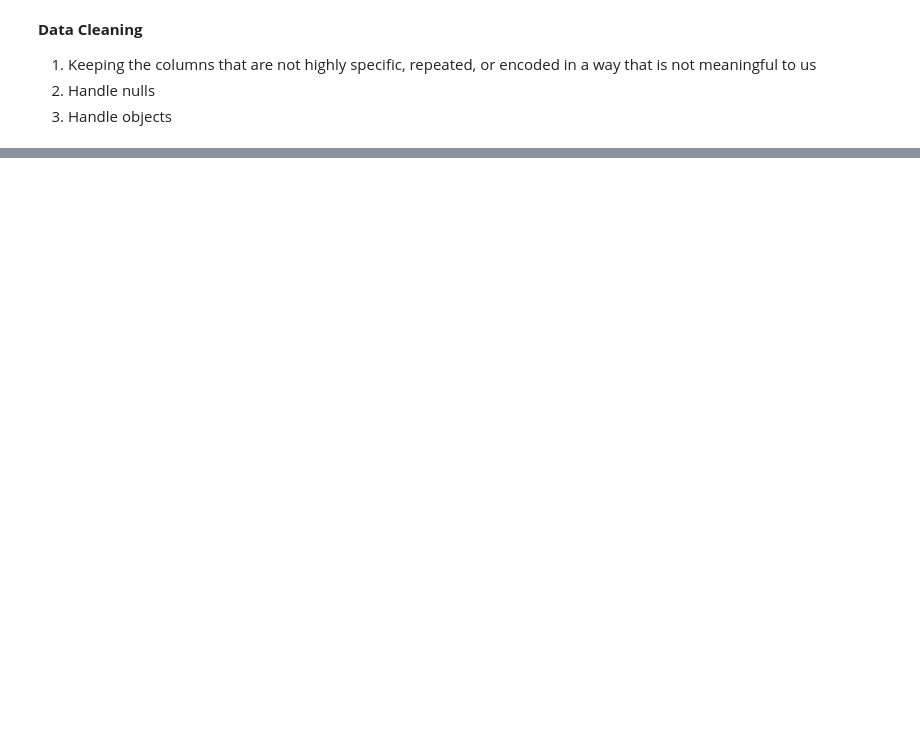
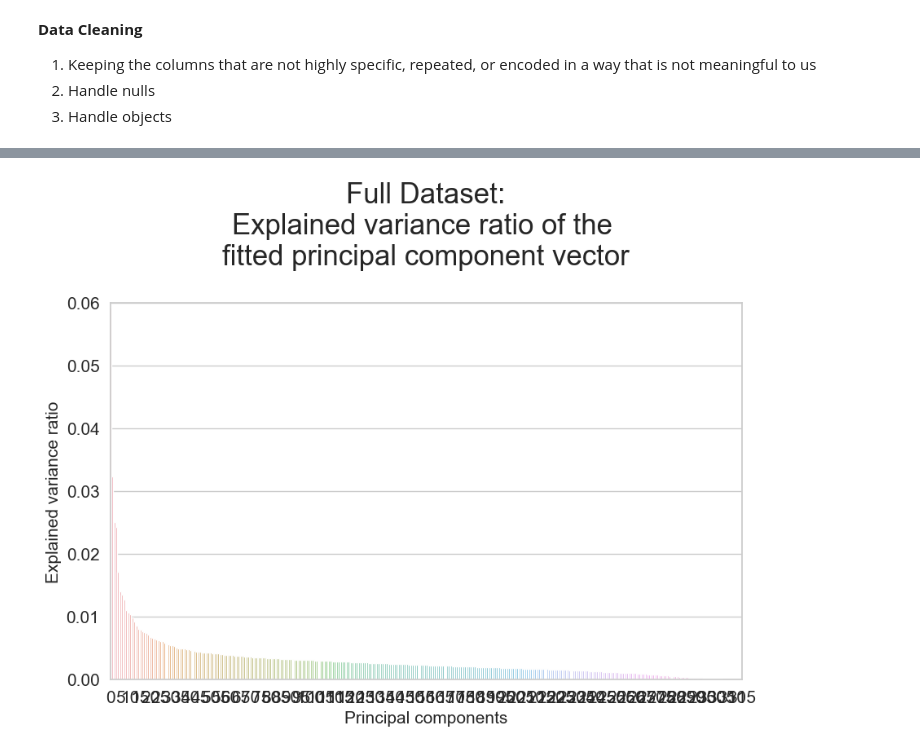
Before and after one commit to ErinPhillips/data_mining_midterm, a Jupyter notebook: midterm.ipynb, the cells around one changed output, grey strips where cells are left out. Drawn from its saved outputs; the diff is of its cells as text; code cells hidden in the pictures; blank space fills up the shorter version.

```diff
--- a/midterm.ipynb
+++ b/midterm.ipynb
@@ -52,6 +52,7 @@ def null_handler(df):
     df.drop(list(high.index), axis=1, inplace=True)
     print("Dropped {} columns with more than 70% null values.".format(high.size))
 
+
 # Selects columns with null values and replaces with the mean of each column
 def mean_replace_null(df):
     df_null = get_nulls(df)
@@ -67,10 +68,10 @@ def object_handler(df):
     df.drop(list(objects.index), axis=1, inplace=True)
     print("Dropped {} columns with object data types".format(objects.size))
 
+
 # reurns the number of null values in dataset
 def check_nulls(df):
     sum_nulls = df.isna().sum().sum()
-
     print("Dataframe has {} null values".format(sum_nulls))
 
 def corr_matrix(df, title):
@@ -97,12 +98,31 @@ def expl_var_bargraph(dfx, n, title):
     plt.figure(figsize=(10, 6))
     sns.barplot(x=x_vals,y=y_vals)
     plt.title("{}:\nExplained variance ratio of the \nfitted principal component vector\n".format(title), fontsize=25)
-
+    plt.ylim(0,0.06)
+    plt.xlim(0,100)
     plt.xlabel("Principal components",fontsize=15)
     plt.xticks(x_ticks,fontsize=15)
     plt.yticks(fontsize=15)
     plt.ylabel("Explained variance ratio",fontsize=15)
     plt.show()
+
+def fit_and_scale(df):
+    ss = StandardScaler()
+    X = ss.fit_transform(df)
+    dfx = pd.DataFrame(data=X, columns=df.columns[0:])
+    return dfx
+
+def pca_scatter(dfx, n, c):
+    pca = PCA(n_components=n)
+    dfx_trans = pca.fit_transform(dfx)
+    dfx_trans = pd.DataFrame(data=dfx_trans)
+    dfx_trans.head(10)
+
+    plt.figure(figsize=(10,6))
+    plt.scatter(dfx_trans[0], dfx_trans[1], c=c,edgecolors='k',alpha=0.75,s=150)
+    plt.xlabel("Principal component-1",fontsize=15)
+    plt.ylabel("Principal component-2",fontsize=15)
+    plt.show()
 # %% [markdown]
 **Load and Join Data**
 # %%
@@ -617,0 +584,5 @@ The Diet and Exam datasets look promising.
+# %%
+dfx = fit_and_scale(df)
+expl_var_bargraph(dfx, None, 'Full Dataset')
+# %% [output]
+[figure, added]
```
Also changed, not shown: parts of 16 cells of this notebook, 1 other file.
